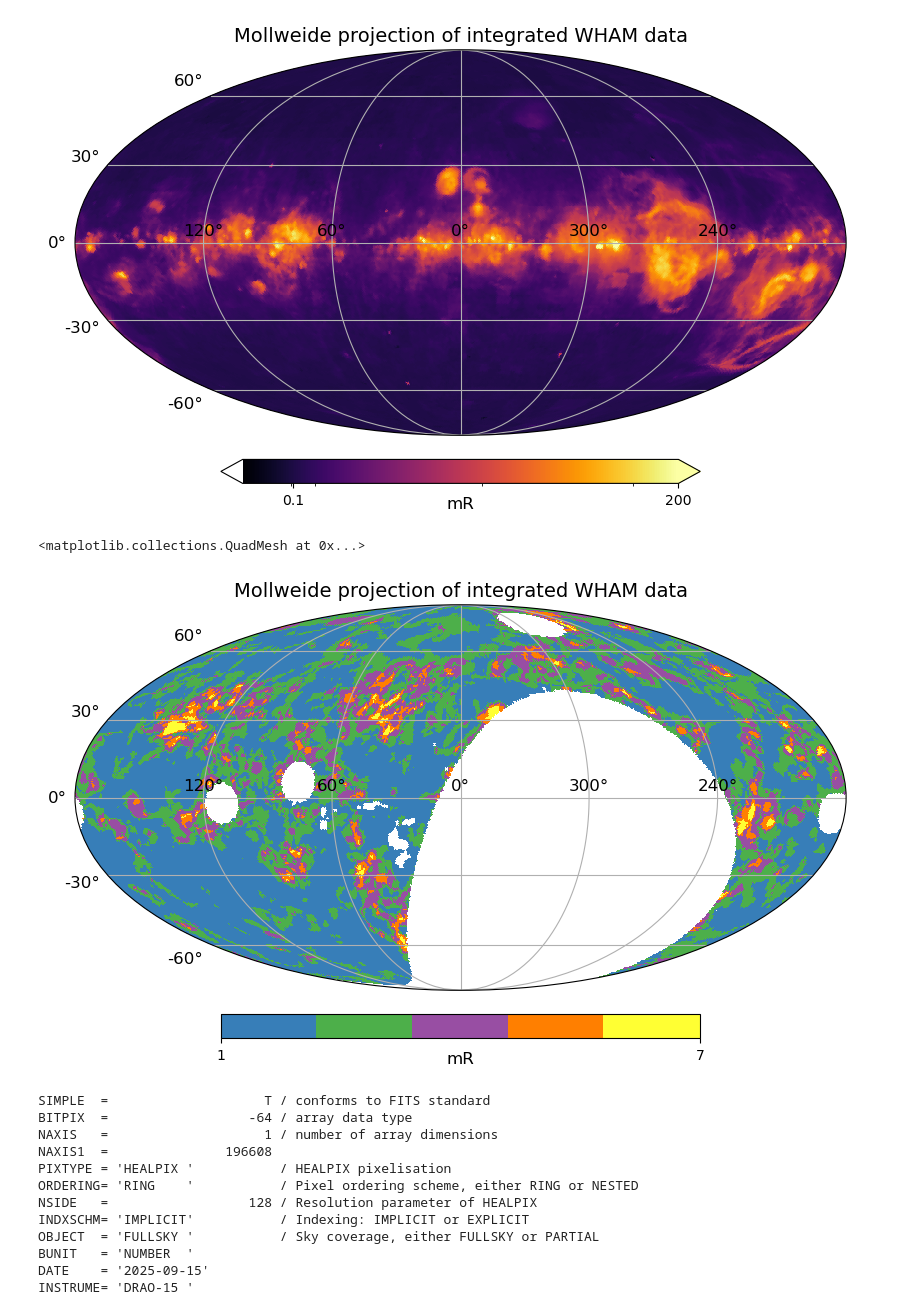
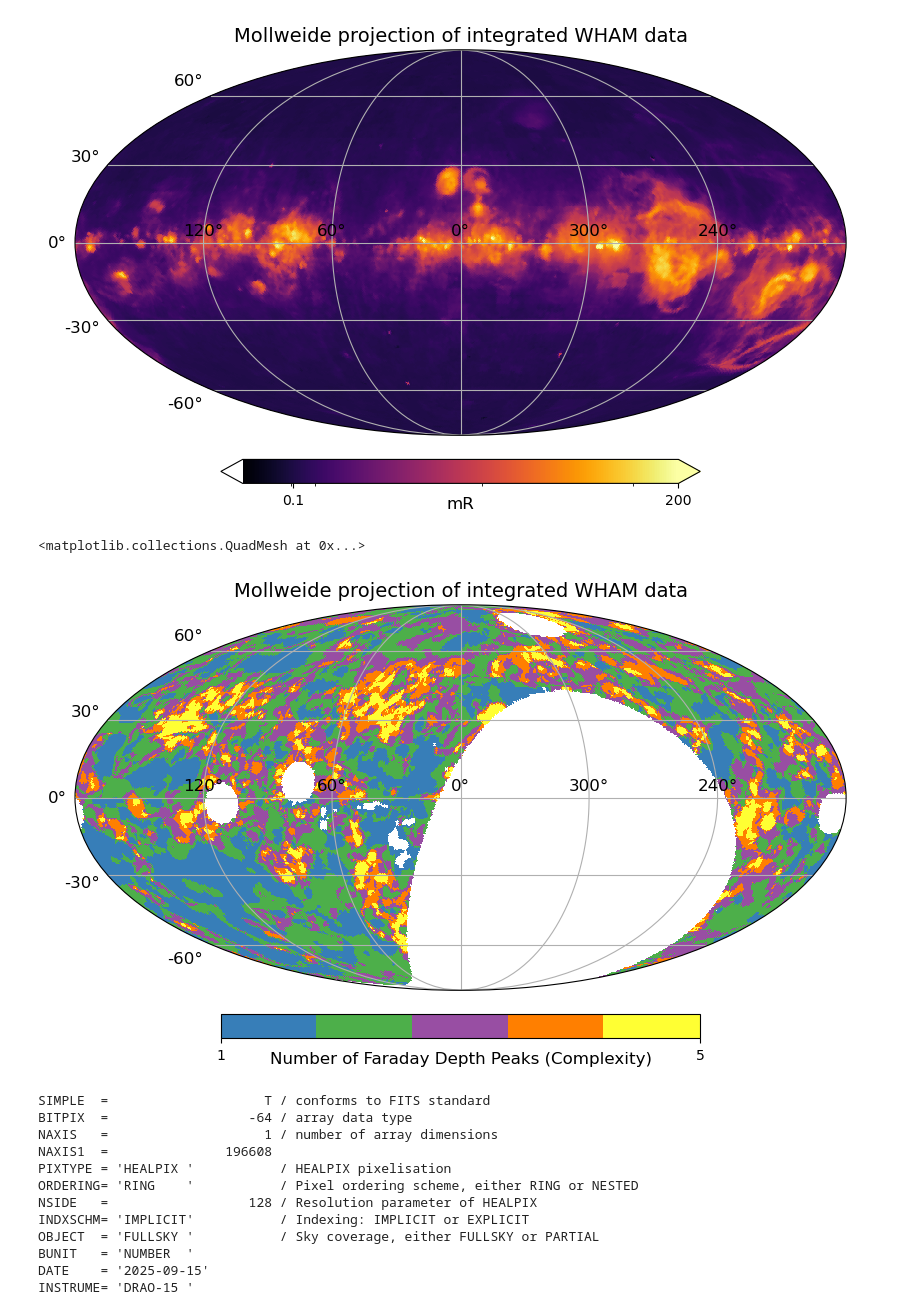
Before and after one commit to jdloading/ResearchSummer26, a Jupyter notebook: notebooks/FaradayDepthvHAlpha.ipynb, the cells around one changed output. Drawn from its saved outputs; the diff is of its cells as text; code cells hidden in the pictures.

```diff
--- a/notebooks/FaradayDepthvHAlpha.ipynb
+++ b/notebooks/FaradayDepthvHAlpha.ipynb
@@ -101,19 +101,19 @@ Set11 = mcolors.ListedColormap(colors)
 # %%
 projview(
     NpeaksDat,
     projection_type = 'mollweide',
     graticule = True,
     graticule_labels=True,
     cb_orientation = 'horizontal',
     cmap = Set11,
     min = 1,
-    max = 7,
-    unit = 'mR',
+    max = 5,
+    unit = 'Number of Faraday Depth Peaks (Complexity)',
     title = 'Mollweide projection of integrated WHAM data',
 )
 # %% [output]
 <matplotlib.collections.QuadMesh at 0x...>
-[figure, old version]
+[figure, new version]
 # %%
 NpeaksHdr
 # %% [output]
```
Also changed, not shown: parts of 33 cells of this notebook, 4 other files.
